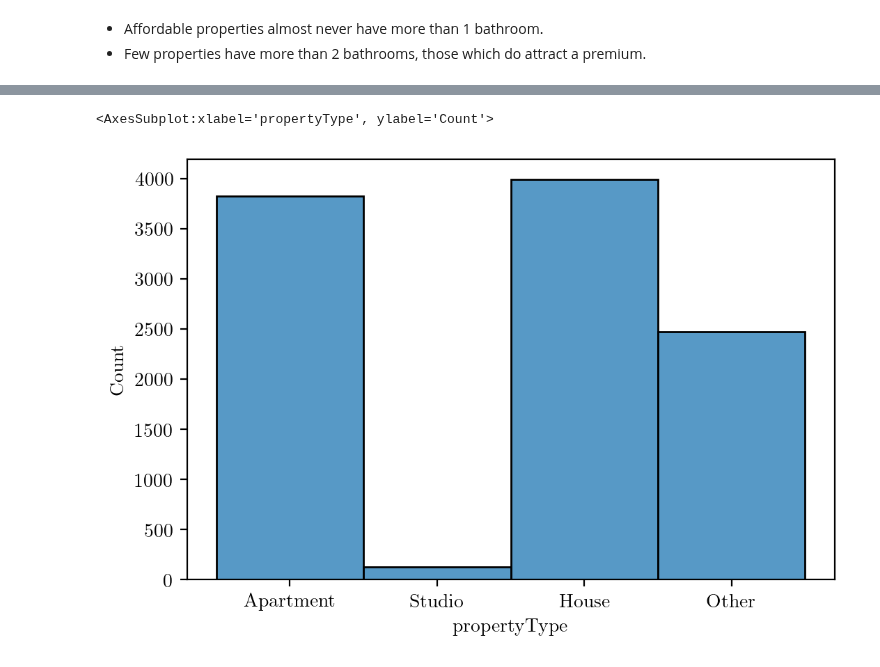
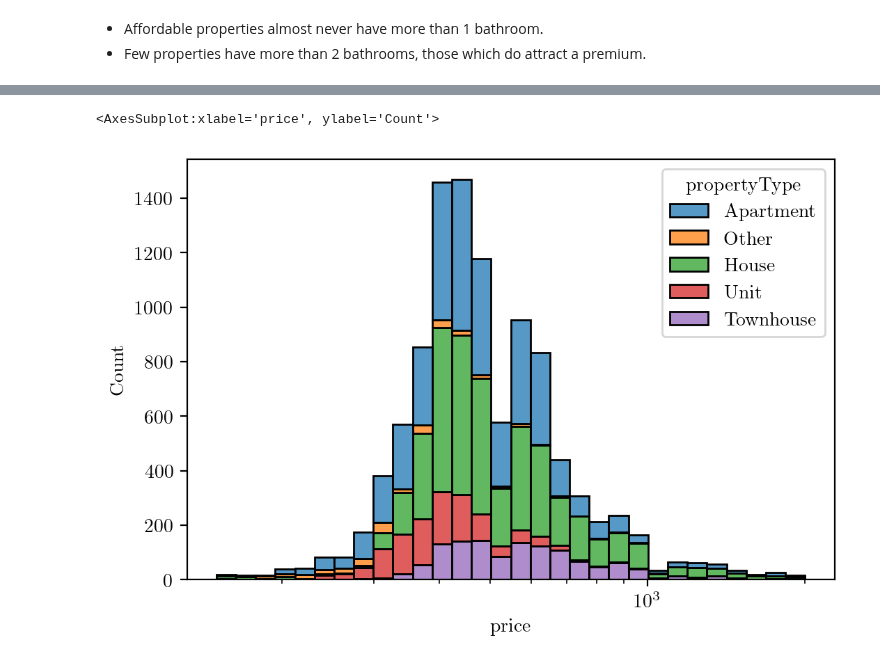
Before and after one commit to MAST30034-Applied-Data-Science/generic-real-estate-consulting-project-group-21, a Jupyter notebook: notebooks/question-one-modelling-analysis.ipynb, the cells around one changed output, grey strips where cells are left out. Cells and saved outputs as stored; diff of their text form; code cells hidden in the pictures.

```diff
--- a/notebooks/question-one-modelling-analysis.ipynb
+++ b/notebooks/question-one-modelling-analysis.ipynb
@@ -22,9 +22,9 @@ plt.savefig('../plots/crime-rate.png')
 # %%
 df = df[['suburb', 'postcode', 'price', 'propertyType',
        'bedrooms', 'bathrooms', 'parkingSpaces', 'studies', 'furnished',
-       'closest_primary_duration', 'closest_secondary_duration',
-       'closest_train_duration', 'closest_tram_duration', 'closest_bus_duration',
-       'closest_park_duration', 'min_pri_icsea', 'min_sec_icsea']]
+       'closest_primary_distance', 'closest_secondary_distance',
+       'closest_train_distance', 'closest_tram_distance', 'closest_bus_distance',
+       'closest_park_distance', 'min_pri_icsea', 'min_sec_icsea']]
 # %%
 df.corr()
 # %% [output]
@@ -104,4 +107,4 @@ plt.savefig('../plots/rent-distn-by-bathrooms.png')
 * Affordable properties almost never have more than 1 bathroom.
 * Few properties have more than 2 bathrooms, those which do attract a premium.
 # %%
-df.loc[:,'propertyType'] = df['propertyType'].apply(lambda t: t if t in ['Studio', 'House', 'Apartment'] else 'Other')
+df.loc[:,'propertyType'] = df['propertyType'].apply(lambda t: t if t in ['House', 'Unit', 'Townhouse', 'Apartment'] else 'Other')
@@ -108,8 +127,8 @@ df.loc[:,'propertyType'] = df['propertyType'].apply(lambda t: t if t in ['Studio
 # %%
-sns.histplot(data=df, x='propertyType')
+sns.histplot(data=df, x='price', hue='propertyType', multiple='stack', bins=30, log_scale=True)
 # %% [output]
-<AxesSubplot:xlabel='propertyType', ylabel='Count'>
+<AxesSubplot:xlabel='price', ylabel='Count'>
-[figure, old version]
+[figure, new version]
 # %%
 from statsmodels.formula.api import ols, glm, wls
 from statsmodels.api import families
```
Also changed, not shown: parts of 13 cells of this notebook, 2 other files.
